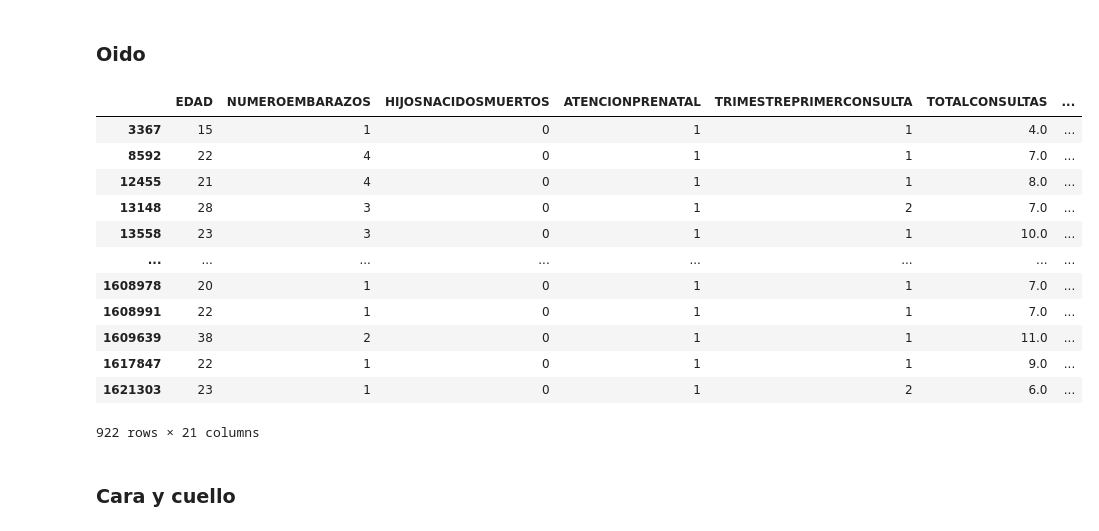
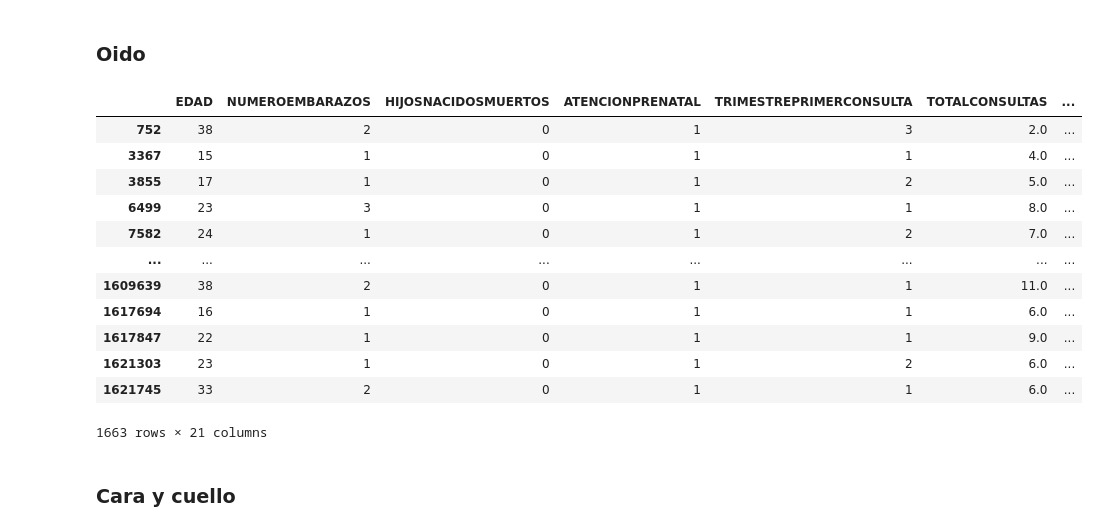
Before and after one commit to tlacloc/analisis-defunciones-nacimientos-2022, a Jupyter notebook: Analisis_Nacimientos.ipynb, the cells around one changed output. Saved outputs shown, nothing was run; the diff lists cells and outputs as text; code cells hidden in the pictures.

```diff
--- a/Analisis_Nacimientos.ipynb
+++ b/Analisis_Nacimientos.ipynb
@@ -148,4 +167,12 @@ df.head(10)
 10 rows × 21 columns
 # %% [markdown]
 Variable: presencia o ausencia de Malformaciones Craneofaciales MCF
+# %%
+def update_codes(base_array):
+  new_codes = []
+  for value in base_array:
+    for i in range(0, 10):
+      new_codes.append(value[:-1] + str(i))
+
+  return new_codes
 # %%
@@ -206,24 +228,24 @@ anomalias_oftalmo_df
 ### Oido
 # %%
 # Valores par oido
-codigos_oido = ['Q160', 'Q170']
+codigos_oido = update_codes(['Q160', 'Q170'])
 anomalias_oido = df['CODIGOCIEANOMALIA1'].isin(codigos_oido) | df['CODIGOCIEANOMALIA2'].isin(codigos_oido)
 anomalias_oido_df = df[anomalias_oido]
 anomalias_oido_df
 # %% [output]
 |  | EDAD | NUMEROEMBARAZOS | HIJOSNACIDOSMUERTOS | ATENCIONPRENATAL | TRIMESTREPRIMERCONSULTA | TOTALCONSULTAS | ... |
+| 752 | 38 | 2 | 0 | 1 | 3 | 2.0 | ... |
 | 3367 | 15 | 1 | 0 | 1 | 1 | 4.0 | ... |
-| 8592 | 22 | 4 | 0 | 1 | 1 | 7.0 | ... |
-| 12455 | 21 | 4 | 0 | 1 | 1 | 8.0 | ... |
-| 13148 | 28 | 3 | 0 | 1 | 2 | 7.0 | ... |
-| 13558 | 23 | 3 | 0 | 1 | 1 | 10.0 | ... |
+| 3855 | 17 | 1 | 0 | 1 | 2 | 5.0 | ... |
+| 6499 | 23 | 3 | 0 | 1 | 1 | 8.0 | ... |
+| 7582 | 24 | 1 | 0 | 1 | 2 | 7.0 | ... |
 | ... | ... | ... | ... | ... | ... | ... | ... |
-| 1608978 | 20 | 1 | 0 | 1 | 1 | 7.0 | ... |
-| 1608991 | 22 | 1 | 0 | 1 | 1 | 7.0 | ... |
 | 1609639 | 38 | 2 | 0 | 1 | 1 | 11.0 | ... |
+| 1617694 | 16 | 1 | 0 | 1 | 1 | 6.0 | ... |
 | 1617847 | 22 | 1 | 0 | 1 | 1 | 9.0 | ... |
 | 1621303 | 23 | 1 | 0 | 1 | 2 | 6.0 | ... |
+| 1621745 | 33 | 2 | 0 | 1 | 1 | 6.0 | ... |
-922 rows × 21 columns
+1663 rows × 21 columns
 # %% [markdown]
 ### Cara y cuello
 # %%
```
Also changed, not shown: parts of 10 cells of this notebook.
